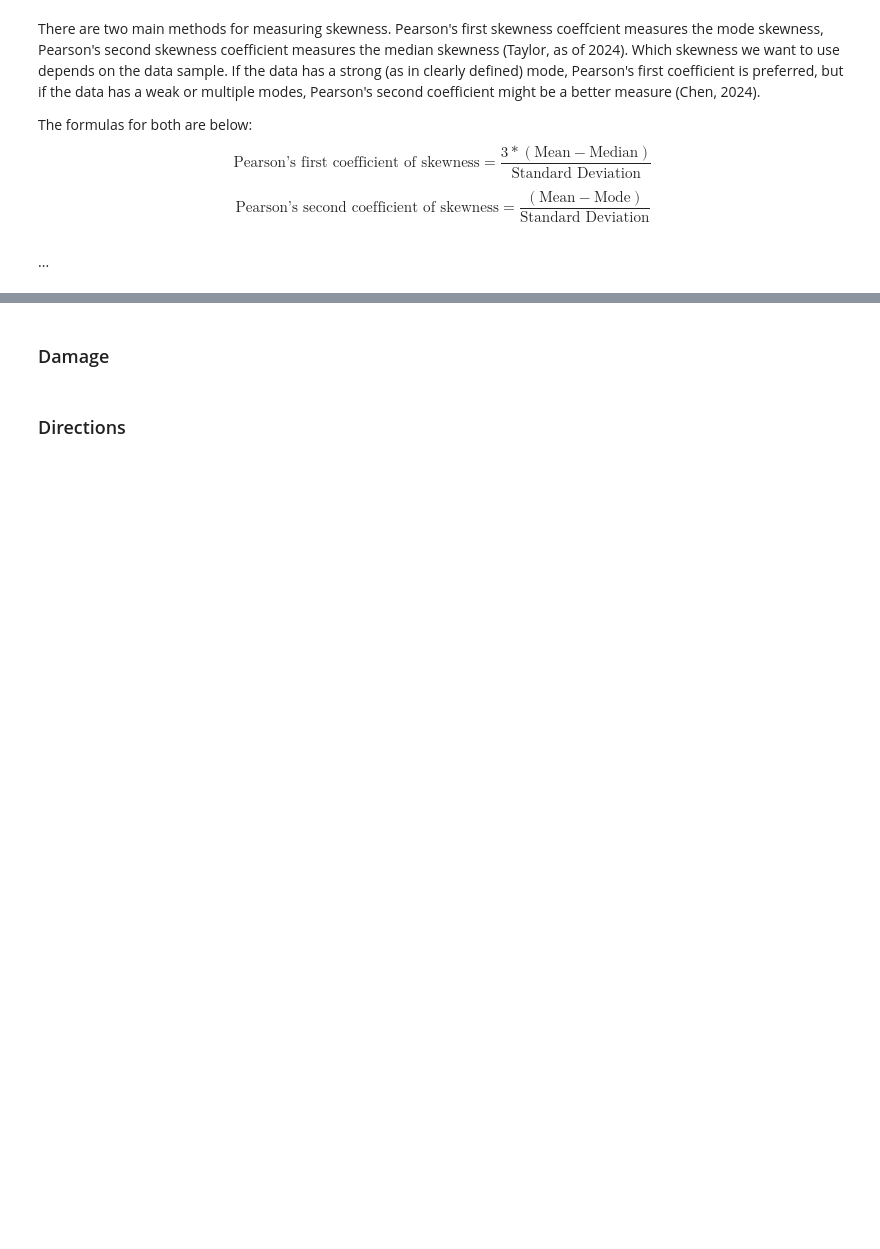
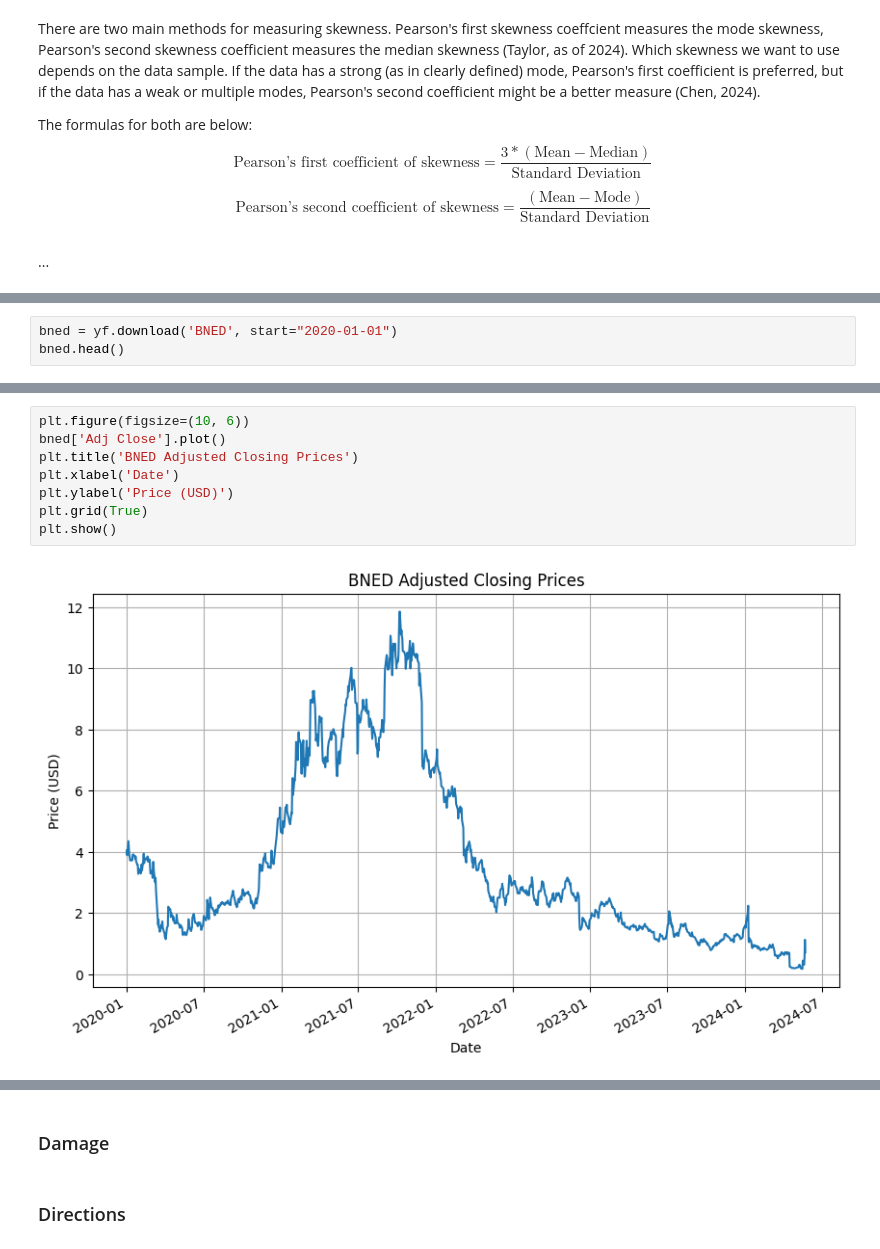
Before and after one commit to RabeaTzenetos/wqu, a Jupyter notebook: financial-econometrics/gwp1/skewness.ipynb, the cells around one changed output, grey strips where cells are left out. Cells and saved outputs as stored; diff of their text form; blank space fills up the shorter version.

Commit message:
demonstration, diagram, diagnosis

```diff
--- a/financial-econometrics/gwp1/skewness.ipynb
+++ b/financial-econometrics/gwp1/skewness.ipynb
@@ -47,0 +49,3 @@ $$
+# %%
+bned = yf.download('BNED', start="2020-01-01")
+bned.head()
@@ -47,0 +61,10 @@ $$
+# %%
+plt.figure(figsize=(10, 6))
+bned['Adj Close'].plot()
+plt.title('BNED Adjusted Closing Prices')
+plt.xlabel('Date')
+plt.ylabel('Price (USD)')
+plt.grid(True)
+plt.show()
+# %% [output]
+[figure, added]
```
Also changed, not shown: parts of 12 cells of this notebook.
